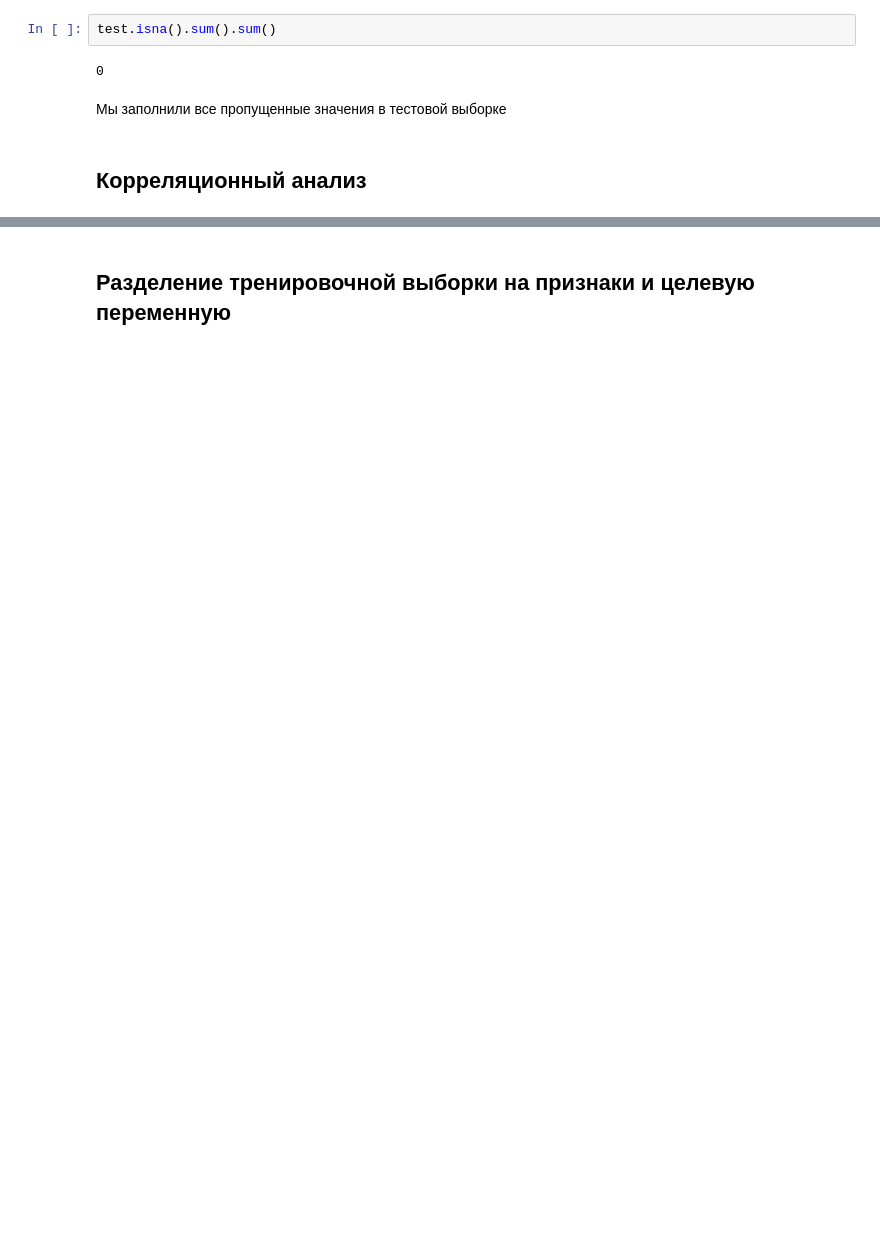
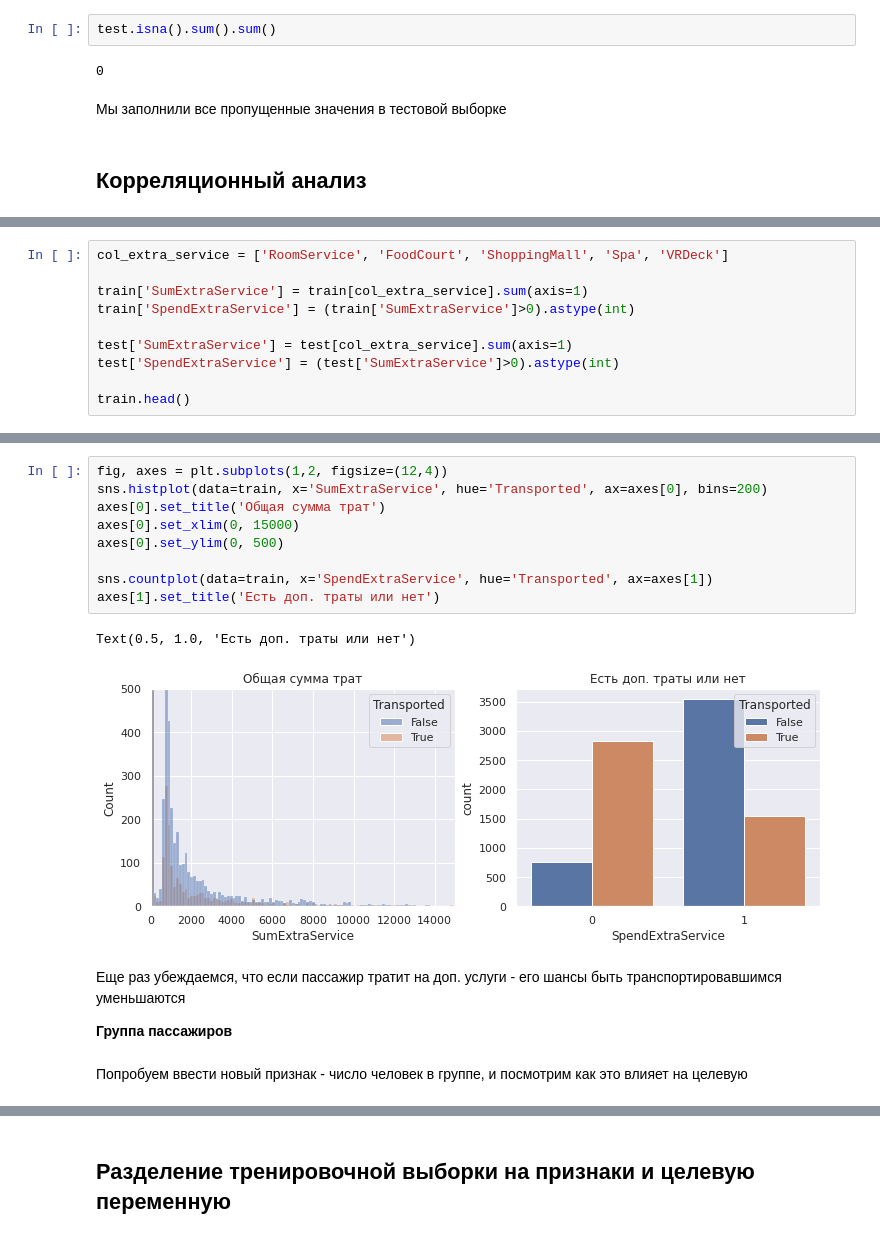
Before and after one commit to sonador88/ClassificationSpaceShip, a Jupyter notebook: prog.ipynb, the cells around one changed output, grey strips where cells are left out. Saved outputs shown, nothing was run; the diff lists cells and outputs as text; blank space fills up the shorter version.

```diff
--- a/prog.ipynb
+++ b/prog.ipynb
@@ -778,0 +933,10 @@ sns.heatmap(corr_matrix,  mask=mask, linewidths=0.1, vmax=1.0, vmin=-1.0,  squar
+# %%
+col_extra_service = ['RoomService', 'FoodCourt', 'ShoppingMall', 'Spa', 'VRDeck']
+
+train['SumExtraService'] = train[col_extra_service].sum(axis=1)
+train['SpendExtraService'] = (train['SumExtraService']>0).astype(int)
+
+test['SumExtraService'] = test[col_extra_service].sum(axis=1)
+test['SpendExtraService'] = (test['SumExtraService']>0).astype(int)
+
+train.head()
@@ -778,0 +961,18 @@ sns.heatmap(corr_matrix,  mask=mask, linewidths=0.1, vmax=1.0, vmin=-1.0,  squar
+# %%
+fig, axes = plt.subplots(1,2, figsize=(12,4))
+sns.histplot(data=train, x='SumExtraService', hue='Transported', ax=axes[0], bins=200)
+axes[0].set_title('Общая сумма трат')
+axes[0].set_xlim(0, 15000)
+axes[0].set_ylim(0, 500)
+
+sns.countplot(data=train, x='SpendExtraService', hue='Transported', ax=axes[1])
+axes[1].set_title('Есть доп. траты или нет')
+# %% [output]
+Text(0.5, 1.0, 'Есть доп. траты или нет')
+[figure, added]
+# %% [markdown]
+Еще раз убеждаемся, что если пассажир тратит на доп. услуги - его шансы быть транспортировавшимся уменьшаются
+
+**Группа пассажиров**
+# %% [markdown]
+Попробуем ввести новый признак - число человек в группе, и посмотрим как это влияет на целевую
```
Also changed, not shown: parts of 120 cells of this notebook.
